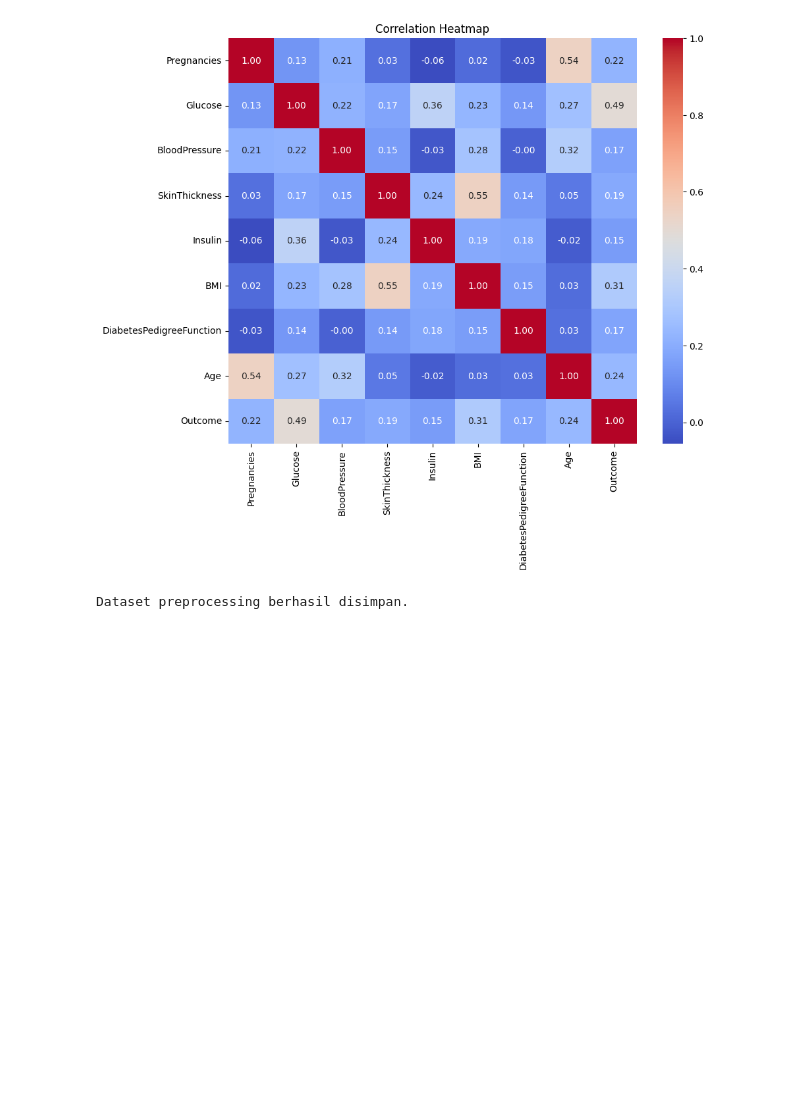
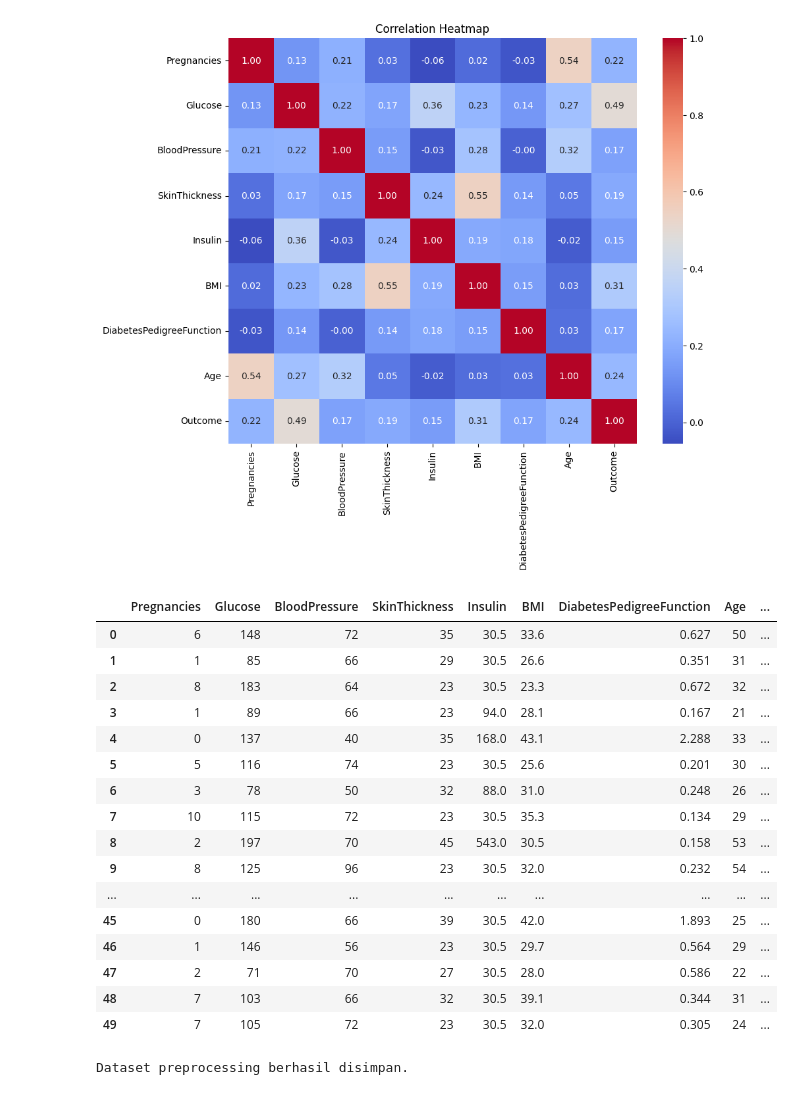
Before and after one commit to Heilbert/Eksperimen_SML_Heilbert, a Jupyter notebook: preprocessing/Eksperimen_Heilbert.ipynb, the cells around one changed output. Saved outputs shown, nothing was run; the diff lists cells and outputs as text; code cells hidden in the pictures; blank space fills up the shorter version.

```diff
--- a/preprocessing/Eksperimen_Heilbert.ipynb
+++ b/preprocessing/Eksperimen_Heilbert.ipynb
@@ -452,6 +452,26 @@ plt.title("Correlation Heatmap")
 plt.show()
 # %% [output]
 [figure]
+# %%
+df.head(50)
+# %% [output]
+|  | Pregnancies | Glucose | BloodPressure | SkinThickness | Insulin | BMI | DiabetesPedigreeFunction | Age | ... |
+| 0 | 6 | 148 | 72 | 35 | 30.5 | 33.6 | 0.627 | 50 | ... |
+| 1 | 1 | 85 | 66 | 29 | 30.5 | 26.6 | 0.351 | 31 | ... |
+| 2 | 8 | 183 | 64 | 23 | 30.5 | 23.3 | 0.672 | 32 | ... |
+| 3 | 1 | 89 | 66 | 23 | 94.0 | 28.1 | 0.167 | 21 | ... |
+| 4 | 0 | 137 | 40 | 35 | 168.0 | 43.1 | 2.288 | 33 | ... |
+| 5 | 5 | 116 | 74 | 23 | 30.5 | 25.6 | 0.201 | 30 | ... |
+| 6 | 3 | 78 | 50 | 32 | 88.0 | 31.0 | 0.248 | 26 | ... |
+| 7 | 10 | 115 | 72 | 23 | 30.5 | 35.3 | 0.134 | 29 | ... |
+| 8 | 2 | 197 | 70 | 45 | 543.0 | 30.5 | 0.158 | 53 | ... |
+| 9 | 8 | 125 | 96 | 23 | 30.5 | 32.0 | 0.232 | 54 | ... |
+| ... | ... | ... | ... | ... | ... | ... | ... | ... | ... |
+| 45 | 0 | 180 | 66 | 39 | 30.5 | 42.0 | 1.893 | 25 | ... |
+| 46 | 1 | 146 | 56 | 23 | 30.5 | 29.7 | 0.564 | 29 | ... |
+| 47 | 2 | 71 | 70 | 27 | 30.5 | 28.0 | 0.586 | 22 | ... |
+| 48 | 7 | 103 | 66 | 32 | 30.5 | 39.1 | 0.344 | 31 | ... |
+| 49 | 7 | 105 | 72 | 23 | 30.5 | 32.0 | 0.305 | 24 | ... |
 # %%
 X = df.drop("Outcome", axis=1)
 y = df["Outcome"]
```
Also changed, not shown: 5 other files.
